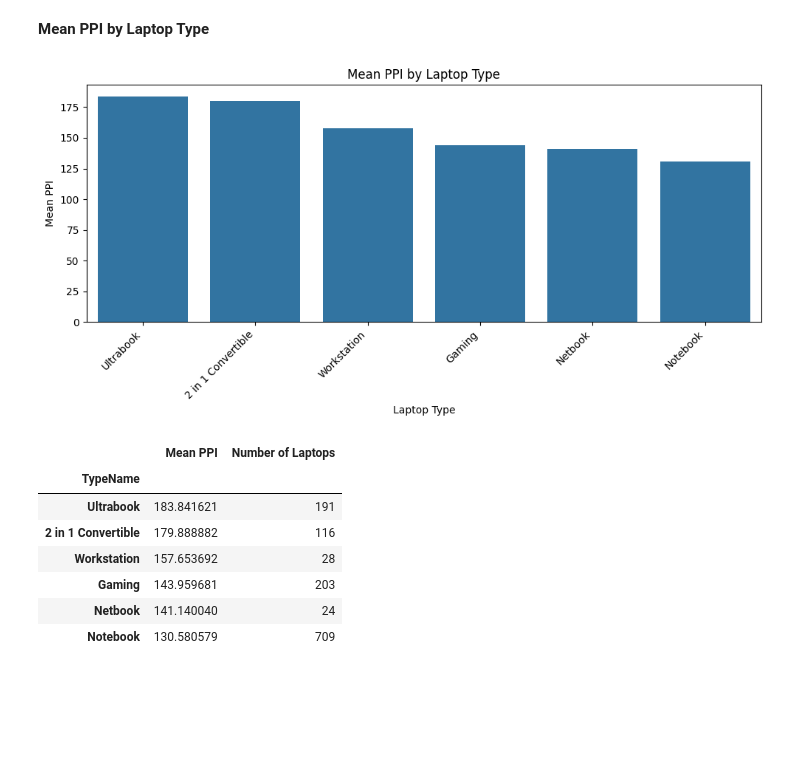
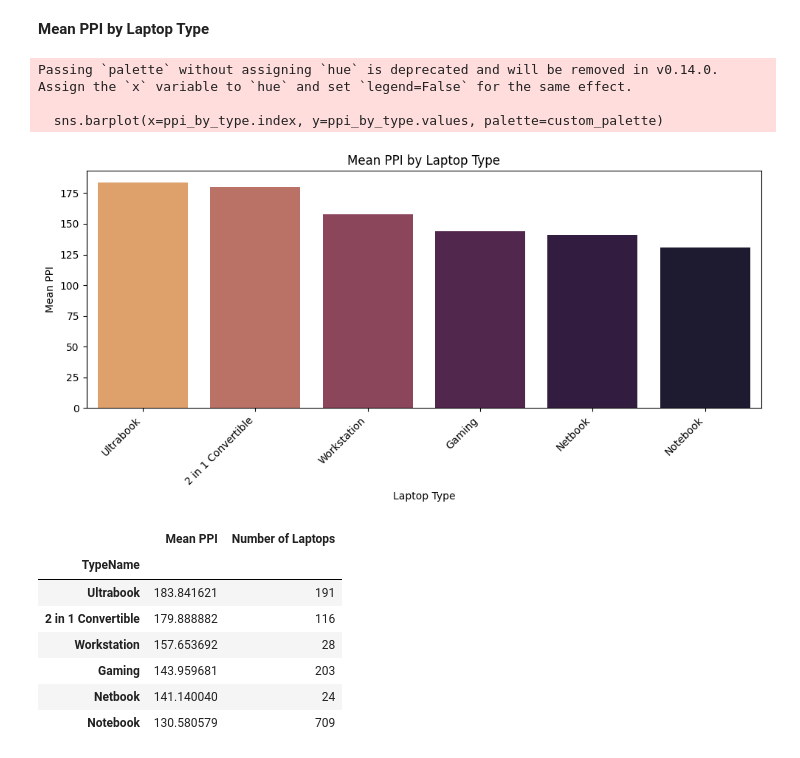
Before and after one commit to kimhongzhang323/WIA1007-Intro-to-Data-Science, a Jupyter notebook: src/IDS_EDA_PART.ipynb, the cells around one changed output. Drawn from its saved outputs; the diff is of its cells as text; code cells hidden in the pictures; blank space fills up the shorter version.

```diff
--- a/src/IDS_EDA_PART.ipynb
+++ b/src/IDS_EDA_PART.ipynb
@@ -209,18 +223,27 @@ typename_data
 # %%
 # Group by 'TypeName' and calculate the mean PPI
 ppi_by_type = df.groupby('TypeName')['ppi'].mean().sort_values(ascending=False)
 
-# Create the bar chart
+# Define a custom gradient palette using the given colors
+colors = ['#F29F58', '#AB4459', '#441752', '#1B1833']
+n_colors = len(ppi_by_type)
+cmap = LinearSegmentedColormap.from_list("custom_palette", colors, N=n_colors)
+custom_palette = [cmap(i/n_colors) for i in range(n_colors)]
+
+# Create the bar chart with the custom palette
 plt.figure(figsize=(10, 5))
-sns.barplot(x=ppi_by_type.index, y=ppi_by_type.values)
+sns.barplot(x=ppi_by_type.index, y=ppi_by_type.values, palette=custom_palette)
 plt.xlabel("Laptop Type")
 plt.ylabel("Mean PPI")
 plt.title("Mean PPI by Laptop Type")
 plt.xticks(rotation=45, ha='right')
 plt.tight_layout()
 plt.show()
 # %% [output]
+Passing `palette` without assigning `hue` is deprecated and will be removed in v0.14.0. Assign the `x` variable to `hue` and set `legend=False` for the same effect.
+
+  sns.barplot(x=ppi_by_type.index, y=ppi_by_type.values, palette=custom_palette)
-[figure, old version]
+[figure, new version]
 # %%
 # Calculate the mean PPI and count of laptops for each type
 type_stats = df.groupby('TypeName')['ppi'].agg(['mean', 'count'])
```
Also changed, not shown: parts of 34 cells of this notebook, 4 other files.
